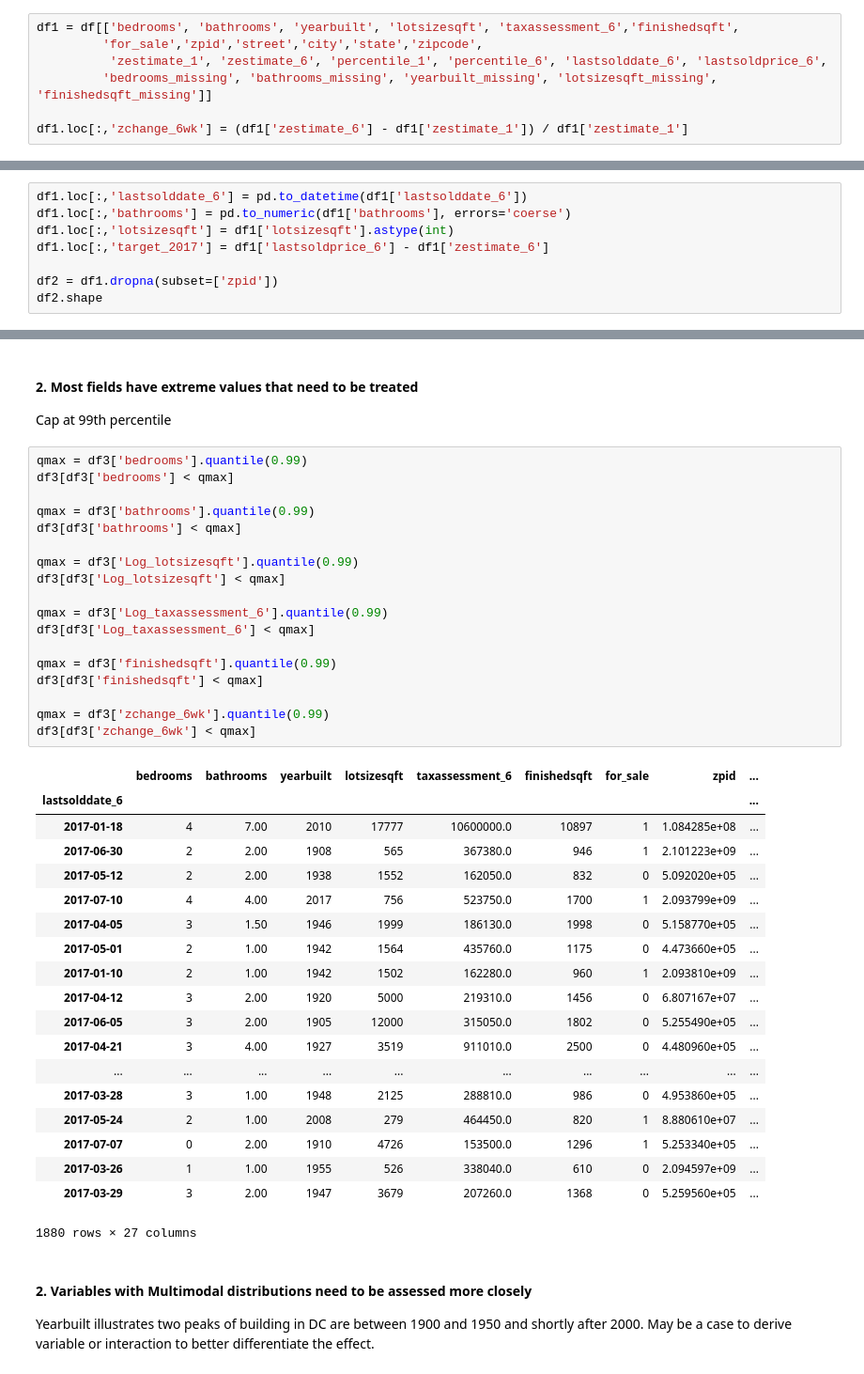
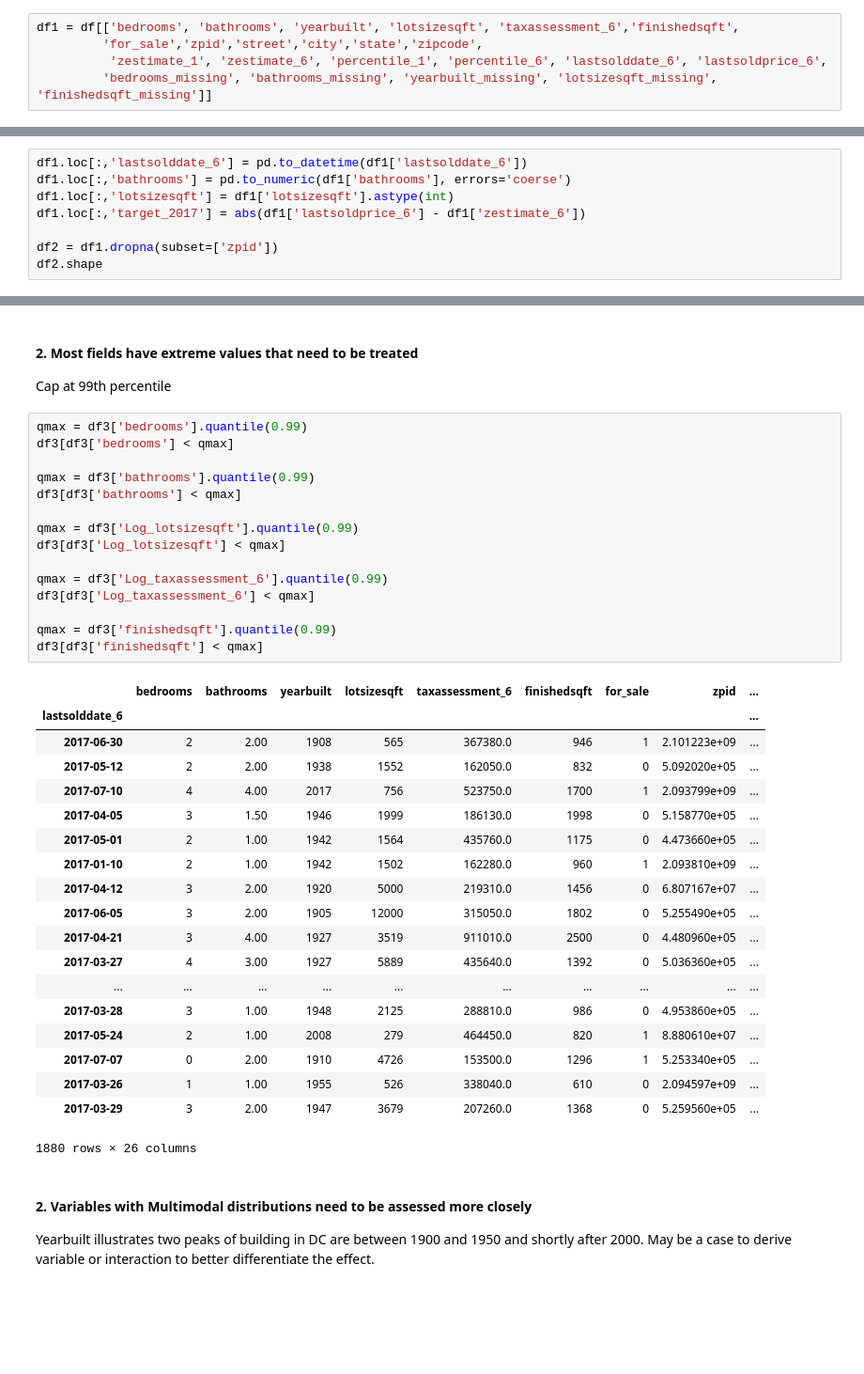
Before and after one commit to IoTDevPro/RealEstateMoguls, a Jupyter notebook: Zillow Model 1.1.ipynb, the cells around one changed output, grey strips where cells are left out. Shown at 94% size. Cells and saved outputs as stored; diff of their text form; blank space fills up the shorter version.

```diff
--- a/Zillow Model 1.1.ipynb
+++ b/Zillow Model 1.1.ipynb
@@ -48,8 +49,6 @@ df1 = df[['bedrooms', 'bathrooms', 'yearbuilt', 'lotsizesqft', 'taxassessment_6'
          'for_sale','zpid','street','city','state','zipcode',
           'zestimate_1', 'zestimate_6', 'percentile_1', 'percentile_6', 'lastsolddate_6', 'lastsoldprice_6',
          'bedrooms_missing', 'bathrooms_missing', 'yearbuilt_missing', 'lotsizesqft_missing', 'finishedsqft_missing']]
-
-df1.loc[:,'zchange_6wk'] = (df1['zestimate_6'] - df1['zestimate_1']) / df1['zestimate_1']
 # %% [markdown]
 ### Treat Variables and Create Target
 Some variables were pulled into the database as the incorrect type. Correcting format here.
@@ -57,7 +56,7 @@ Some variables were pulled into the database as the incorrect type. Correcting f
 df1.loc[:,'lastsolddate_6'] = pd.to_datetime(df1['lastsolddate_6'])
 df1.loc[:,'bathrooms'] = pd.to_numeric(df1['bathrooms'], errors='coerse')
 df1.loc[:,'lotsizesqft'] = df1['lotsizesqft'].astype(int)
-df1.loc[:,'target_2017'] = df1['lastsoldprice_6'] - df1['zestimate_6']
+df1.loc[:,'target_2017'] = abs(df1['lastsoldprice_6'] - df1['zestimate_6'])
 
 df2 = df1.dropna(subset=['zpid'])
 df2.shape
@@ -196,25 +195,21 @@ Cap at 99th percentile
 # %%
 qmax = df3['bedrooms'].quantile(0.99)
 df3[df3['bedrooms'] < qmax]
 
 qmax = df3['bathrooms'].quantile(0.99)
 df3[df3['bathrooms'] < qmax]
 
 qmax = df3['Log_lotsizesqft'].quantile(0.99)
 df3[df3['Log_lotsizesqft'] < qmax]
 
 qmax = df3['Log_taxassessment_6'].quantile(0.99)
 df3[df3['Log_taxassessment_6'] < qmax]
 
 qmax = df3['finishedsqft'].quantile(0.99)
 df3[df3['finishedsqft'] < qmax]
-
-qmax = df3['zchange_6wk'].quantile(0.99)
-df3[df3['zchange_6wk'] < qmax]
 # %% [output]
 |  | bedrooms | bathrooms | yearbuilt | lotsizesqft | taxassessment_6 | finishedsqft | for_sale | zpid | ... |
 | lastsolddate_6 |  |  |  |  |  |  |  |  | ... |
-| 2017-01-18 | 4 | 7.00 | 2010 | 17777 | 10600000.0 | 10897 | 1 | 1.084285e+08 | ... |
 | 2017-06-30 | 2 | 2.00 | 1908 | 565 | 367380.0 | 946 | 1 | 2.101223e+09 | ... |
 | 2017-05-12 | 2 | 2.00 | 1938 | 1552 | 162050.0 | 832 | 0 | 5.092020e+05 | ... |
 | 2017-07-10 | 4 | 4.00 | 2017 | 756 | 523750.0 | 1700 | 1 | 2.093799e+09 | ... |
@@ -224,13 +219,14 @@ df3[df3['zchange_6wk'] < qmax]
 | 2017-04-12 | 3 | 2.00 | 1920 | 5000 | 219310.0 | 1456 | 0 | 6.807167e+07 | ... |
 | 2017-06-05 | 3 | 2.00 | 1905 | 12000 | 315050.0 | 1802 | 0 | 5.255490e+05 | ... |
 | 2017-04-21 | 3 | 4.00 | 1927 | 3519 | 911010.0 | 2500 | 0 | 4.480960e+05 | ... |
+| 2017-03-27 | 4 | 3.00 | 1927 | 5889 | 435640.0 | 1392 | 0 | 5.036360e+05 | ... |
 | ... | ... | ... | ... | ... | ... | ... | ... | ... | ... |
 | 2017-03-28 | 3 | 1.00 | 1948 | 2125 | 288810.0 | 986 | 0 | 4.953860e+05 | ... |
 | 2017-05-24 | 2 | 1.00 | 2008 | 279 | 464450.0 | 820 | 1 | 8.880610e+07 | ... |
 | 2017-07-07 | 0 | 2.00 | 1910 | 4726 | 153500.0 | 1296 | 1 | 5.253340e+05 | ... |
 | 2017-03-26 | 1 | 1.00 | 1955 | 526 | 338040.0 | 610 | 0 | 2.094597e+09 | ... |
 | 2017-03-29 | 3 | 2.00 | 1947 | 3679 | 207260.0 | 1368 | 0 | 5.259560e+05 | ... |
-1880 rows × 27 columns
+1880 rows × 26 columns
 # %% [markdown]
 #### 2. Variables with Multimodal distributions need to be assessed more closely
 Yearbuilt illustrates two peaks of building in DC are between 1900 and 1950 and shortly after 2000. May be a case to derive variable or interaction to better differentiate the effect.
```
Also changed, not shown: parts of 29 cells of this notebook.
